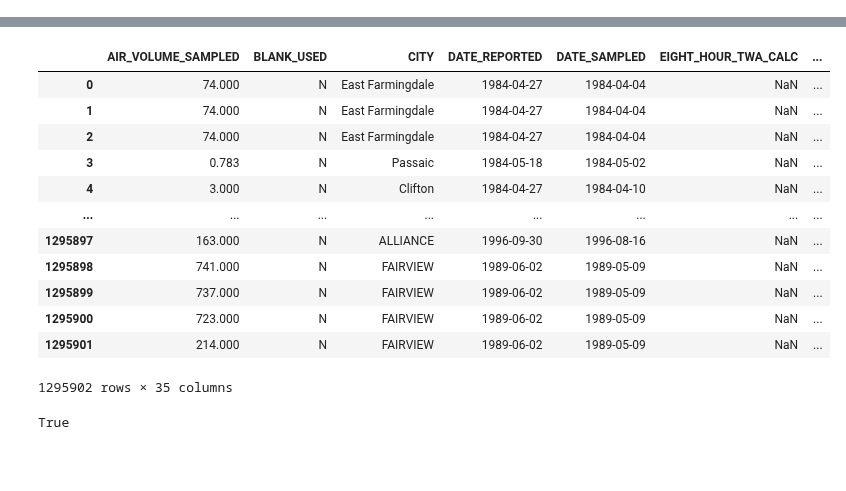
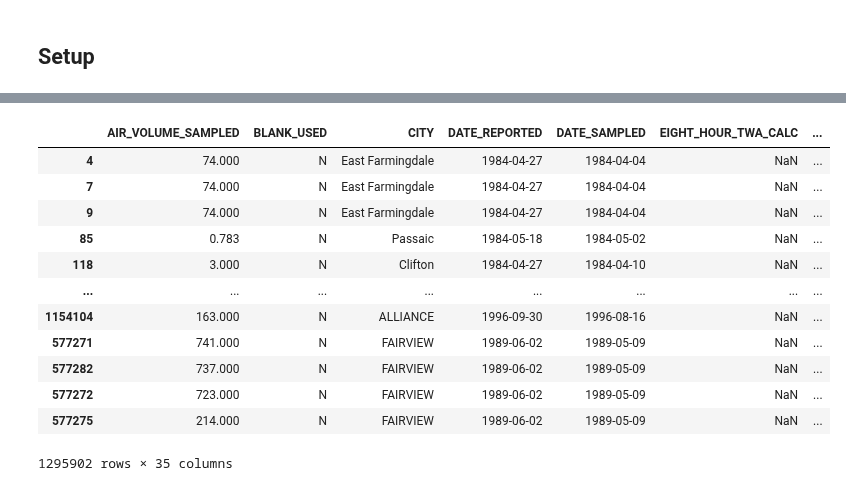
Before and after one commit to jkvasnicka/ht-occupational-plus, a Jupyter notebook: CEHD_Python_cleaning_20240711.ipynb, the cells around one changed output, grey strips where cells are left out. Drawn from its saved outputs; the diff is of its cells as text; code cells hidden in the pictures; blank space fills up the shorter version.

```diff
--- a/CEHD_Python_cleaning_20240711.ipynb
+++ b/CEHD_Python_cleaning_20240711.ipynb
@@ -1,3 +1,5 @@
+# %% [markdown]
+## Setup
 # %%
 import pandas as pd
 import numpy as np
@@ -11,11 +10,21 @@ raw_exposure_data = pd.read_csv(pre_assembled_file, index_col=0)
 # %%
+%%time
+
 path_settings = {
+    'cehd_file' : 'Input/Processed/osha_data.csv',
     'qualif_conv_file' : 'Input/Raw/OSHA/CEHD/CEHD1984_2018/cleaning scripts/Conversion tables/qualif_new_2020.csv',
     'unit_conv_file' : 'Input/Raw/OSHA/CEHD/CEHD1984_2018/cleaning scripts/Conversion tables/unit_conv_2020.csv',
     'it_directory' : 'Input/Raw/OSHA/CEHD/CEHD1984_2018/cleaning scripts/Conversion tables IT',
     'cehd_log_file' : 'cehd_log_file.json'
 }
 
+# Load the cleaned R dataframe for comparison
+r_exposure_data_file = 'r_exposure_data.parquet'
+r_exposure_data = pd.read_parquet(r_exposure_data_file).set_index('V1')
+
+raw_exposure_data = pd.read_csv(path_settings['cehd_file'], index_col=0)
+
+# Apply the Python-based implementation
 py_exposure_data = cehd.clean_chemical_exposure_health_data(raw_exposure_data, path_settings)
 
 py_exposure_data
@@ -23,19 +34,13 @@ py_exposure_data
 |  | AIR_VOLUME_SAMPLED | BLANK_USED | CITY | DATE_REPORTED | DATE_SAMPLED | EIGHT_HOUR_TWA_CALC | ... |
-| 0 | 74.000 | N | East Farmingdale | 1984-04-27 | 1984-04-04 | NaN | ... |
-| 1 | 74.000 | N | East Farmingdale | 1984-04-27 | 1984-04-04 | NaN | ... |
-| 2 | 74.000 | N | East Farmingdale | 1984-04-27 | 1984-04-04 | NaN | ... |
-| 3 | 0.783 | N | Passaic | 1984-05-18 | 1984-05-02 | NaN | ... |
-| 4 | 3.000 | N | Clifton | 1984-04-27 | 1984-04-10 | NaN | ... |
+| 4 | 74.000 | N | East Farmingdale | 1984-04-27 | 1984-04-04 | NaN | ... |
+| 7 | 74.000 | N | East Farmingdale | 1984-04-27 | 1984-04-04 | NaN | ... |
+| 9 | 74.000 | N | East Farmingdale | 1984-04-27 | 1984-04-04 | NaN | ... |
+| 85 | 0.783 | N | Passaic | 1984-05-18 | 1984-05-02 | NaN | ... |
+| 118 | 3.000 | N | Clifton | 1984-04-27 | 1984-04-10 | NaN | ... |
 | ... | ... | ... | ... | ... | ... | ... | ... |
-| 1295897 | 163.000 | N | ALLIANCE | 1996-09-30 | 1996-08-16 | NaN | ... |
-| 1295898 | 741.000 | N | FAIRVIEW | 1989-06-02 | 1989-05-09 | NaN | ... |
-| 1295899 | 737.000 | N | FAIRVIEW | 1989-06-02 | 1989-05-09 | NaN | ... |
-| 1295900 | 723.000 | N | FAIRVIEW | 1989-06-02 | 1989-05-09 | NaN | ... |
-| 1295901 | 214.000 | N | FAIRVIEW | 1989-06-02 | 1989-05-09 | NaN | ... |
+| 1154104 | 163.000 | N | ALLIANCE | 1996-09-30 | 1996-08-16 | NaN | ... |
+| 577271 | 741.000 | N | FAIRVIEW | 1989-06-02 | 1989-05-09 | NaN | ... |
+| 577282 | 737.000 | N | FAIRVIEW | 1989-06-02 | 1989-05-09 | NaN | ... |
+| 577272 | 723.000 | N | FAIRVIEW | 1989-06-02 | 1989-05-09 | NaN | ... |
+| 577275 | 214.000 | N | FAIRVIEW | 1989-06-02 | 1989-05-09 | NaN | ... |
-1295902 rows × 35 columns
+1295902 rows × 35 columns
-# %%
-previous = pd.read_parquet('previous.parquet')
-
-all(previous == py_exposure_data)
-# %% [output]
-True
```
Also changed, not shown: parts of 27 cells of this notebook, 1 other file.
